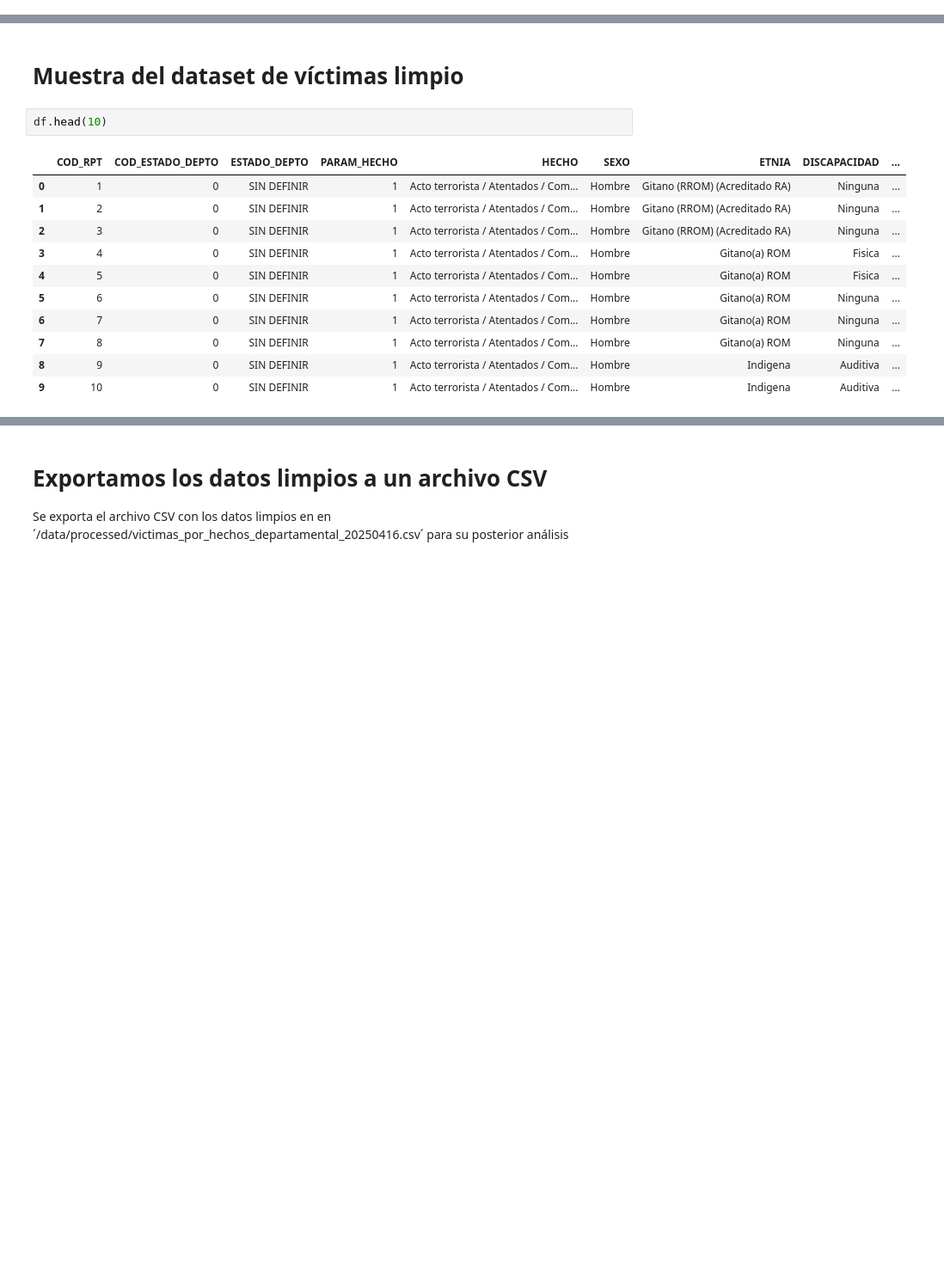
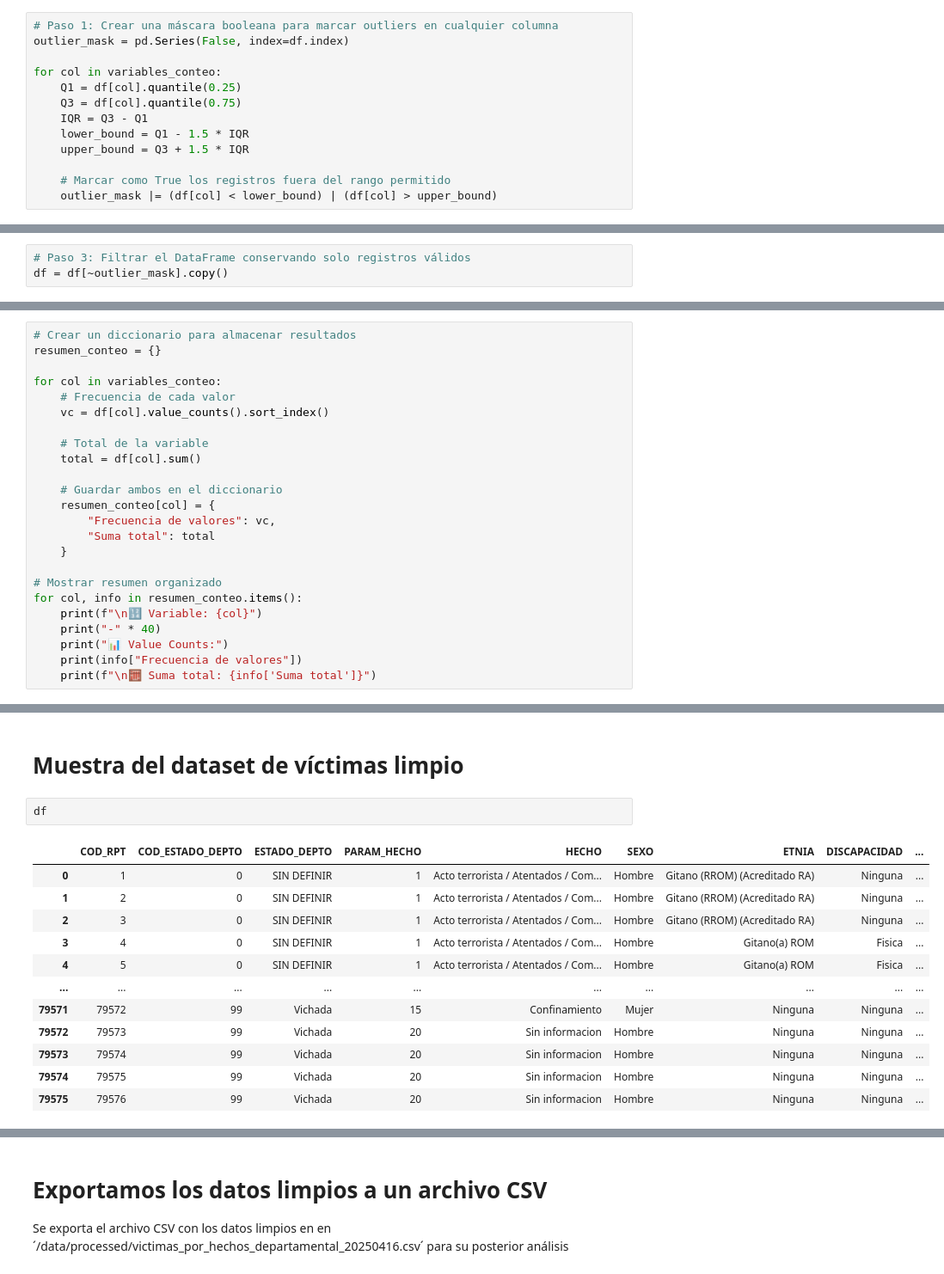
Before and after one commit to SantiRendon/conflicto-armado-en-cifras, a Jupyter notebook: notebooks/02_limpieza_datos_victimas.ipynb, the cells around one changed output, grey strips where cells are left out. Shown: that part at 86% size. Cells and saved outputs as stored; diff of their text form; blank space fills up the shorter version.

```diff
--- a/notebooks/02_limpieza_datos_victimas.ipynb
+++ b/notebooks/02_limpieza_datos_victimas.ipynb
@@ -186,0 +308,13 @@ df[variables_conteo] = df[variables_conteo].fillna(0)
+# %%
+# Paso 1: Crear una máscara booleana para marcar outliers en cualquier columna
+outlier_mask = pd.Series(False, index=df.index)
+
+for col in variables_conteo:
+    Q1 = df[col].quantile(0.25)
+    Q3 = df[col].quantile(0.75)
+    IQR = Q3 - Q1
+    lower_bound = Q1 - 1.5 * IQR
+    upper_bound = Q3 + 1.5 * IQR
+
+    # Marcar como True los registros fuera del rango permitido
+    outlier_mask |= (df[col] < lower_bound) | (df[col] > upper_bound)
@@ -186,0 +338,3 @@ df[variables_conteo] = df[variables_conteo].fillna(0)
+# %%
+# Paso 3: Filtrar el DataFrame conservando solo registros válidos
+df = df[~outlier_mask].copy()
@@ -186,0 +359,24 @@ df[variables_conteo] = df[variables_conteo].fillna(0)
+# %%
+# Crear un diccionario para almacenar resultados
+resumen_conteo = {}
+
+for col in variables_conteo:
+    # Frecuencia de cada valor
+    vc = df[col].value_counts().sort_index()
+
+    # Total de la variable
+    total = df[col].sum()
+
+    # Guardar ambos en el diccionario
+    resumen_conteo[col] = {
+        "Frecuencia de valores": vc,
+        "Suma total": total
+    }
+
+# Mostrar resumen organizado
+for col, info in resumen_conteo.items():
+    print(f"\n🔢 Variable: {col}")
+    print("-" * 40)
+    print("📊 Value Counts:")
+    print(info["Frecuencia de valores"])
+    print(f"\n🧮 Suma total: {info['Suma total']}")
@@ -211,16 +428,17 @@ df = df[['COD_RPT'] + [col for col in df.columns if col != 'COD_RPT']]
 # %% [markdown]
 # Muestra del dataset de víctimas limpio
 # %%
-df.head(10)
+df
 # %% [output]
 |  | COD_RPT | COD_ESTADO_DEPTO | ESTADO_DEPTO | PARAM_HECHO | HECHO | SEXO | ETNIA | DISCAPACIDAD | ... |
 | 0 | 1 | 0 | SIN DEFINIR | 1 | Acto terrorista / Atentados / Com... | Hombre | Gitano (RROM) (Acreditado RA) | Ninguna | ... |
 | 1 | 2 | 0 | SIN DEFINIR | 1 | Acto terrorista / Atentados / Com... | Hombre | Gitano (RROM) (Acreditado RA) | Ninguna | ... |
 | 2 | 3 | 0 | SIN DEFINIR | 1 | Acto terrorista / Atentados / Com... | Hombre | Gitano (RROM) (Acreditado RA) | Ninguna | ... |
 | 3 | 4 | 0 | SIN DEFINIR | 1 | Acto terrorista / Atentados / Com... | Hombre | Gitano(a) ROM | Fisica | ... |
 | 4 | 5 | 0 | SIN DEFINIR | 1 | Acto terrorista / Atentados / Com... | Hombre | Gitano(a) ROM | Fisica | ... |
-| 5 | 6 | 0 | SIN DEFINIR | 1 | Acto terrorista / Atentados / Com... | Hombre | Gitano(a) ROM | Ninguna | ... |
-| 6 | 7 | 0 | SIN DEFINIR | 1 | Acto terrorista / Atentados / Com... | Hombre | Gitano(a) ROM | Ninguna | ... |
-| 7 | 8 | 0 | SIN DEFINIR | 1 | Acto terrorista / Atentados / Com... | Hombre | Gitano(a) ROM | Ninguna | ... |
-| 8 | 9 | 0 | SIN DEFINIR | 1 | Acto terrorista / Atentados / Com... | Hombre | Indigena | Auditiva | ... |
-| 9 | 10 | 0 | SIN DEFINIR | 1 | Acto terrorista / Atentados / Com... | Hombre | Indigena | Auditiva | ... |
+| ... | ... | ... | ... | ... | ... | ... | ... | ... | ... |
+| 79571 | 79572 | 99 | Vichada | 15 | Confinamiento | Mujer | Ninguna | Ninguna | ... |
+| 79572 | 79573 | 99 | Vichada | 20 | Sin informacion | Hombre | Ninguna | Ninguna | ... |
+| 79573 | 79574 | 99 | Vichada | 20 | Sin informacion | Hombre | Ninguna | Ninguna | ... |
+| 79574 | 79575 | 99 | Vichada | 20 | Sin informacion | Hombre | Ninguna | Ninguna | ... |
+| 79575 | 79576 | 99 | Vichada | 20 | Sin informacion | Hombre | Ninguna | Ninguna | ... |
```
Also changed, not shown: parts of 15 cells of this notebook.
